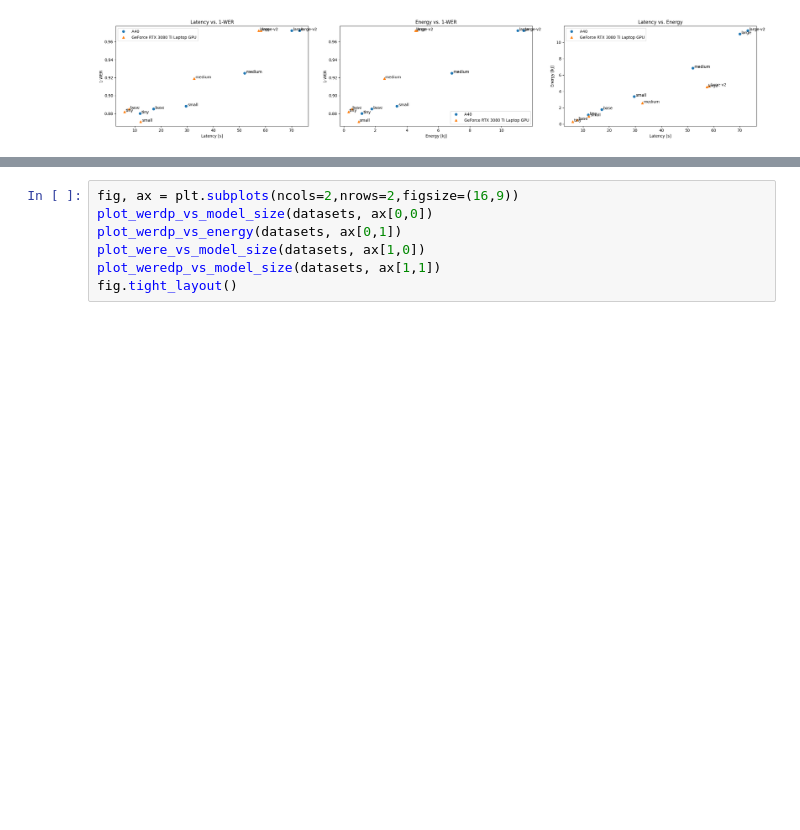
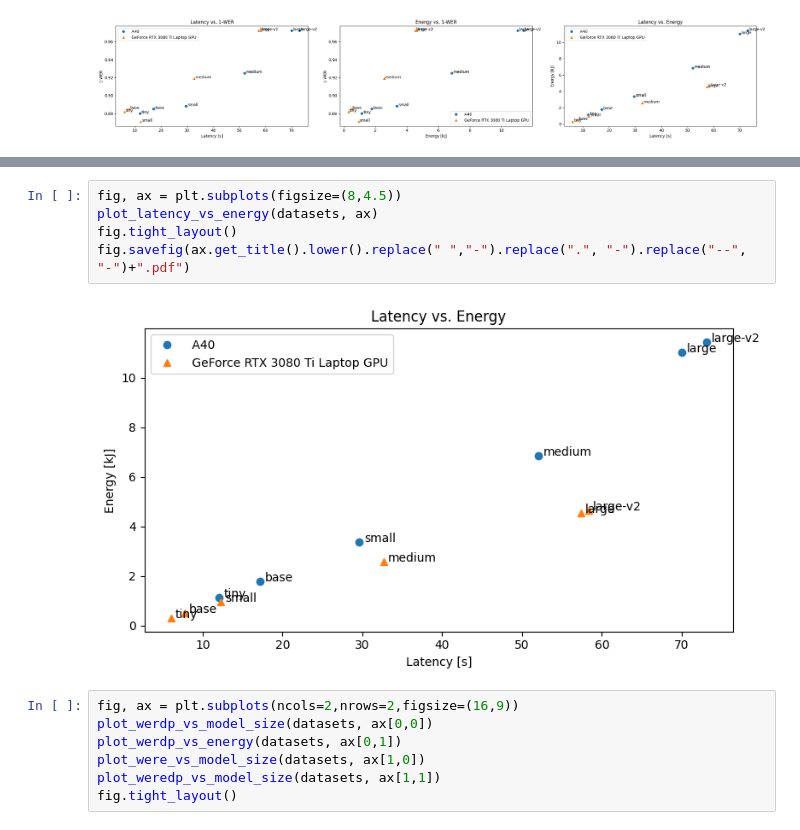
Before and after one commit to sirexeclp/pre-trained-models-workshop, a Jupyter notebook: benchmarks/benchmark_analysis.ipynb, the cells around one changed output, grey strips where cells are left out. Saved outputs shown, nothing was run; the diff lists cells and outputs as text; blank space fills up the shorter version.

```diff
--- a/benchmarks/benchmark_analysis.ipynb
+++ b/benchmarks/benchmark_analysis.ipynb
@@ -67,3 +81,10 @@ fig.tight_layout()
+# %%
+fig, ax = plt.subplots(figsize=(8,4.5))
+plot_latency_vs_energy(datasets, ax)
+fig.tight_layout()
+fig.savefig(ax.get_title().lower().replace(" ","-").replace(".", "-").replace("--", "-")+".pdf")
+# %% [output]
+[figure, added]
 # %%
 fig, ax = plt.subplots(ncols=2,nrows=2,figsize=(16,9))
 plot_werdp_vs_model_size(datasets, ax[0,0])
```
Also changed, not shown: parts of 2 cells of this notebook.
